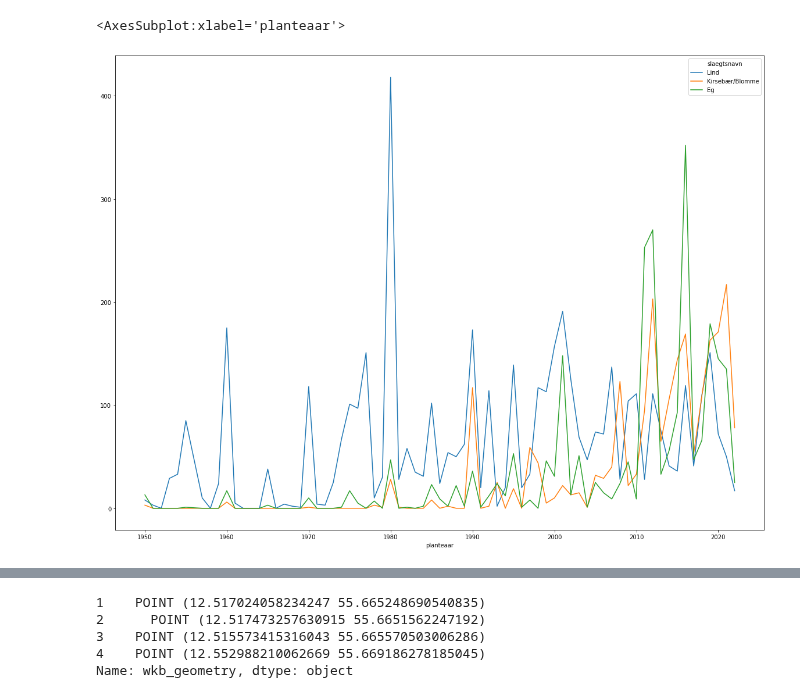
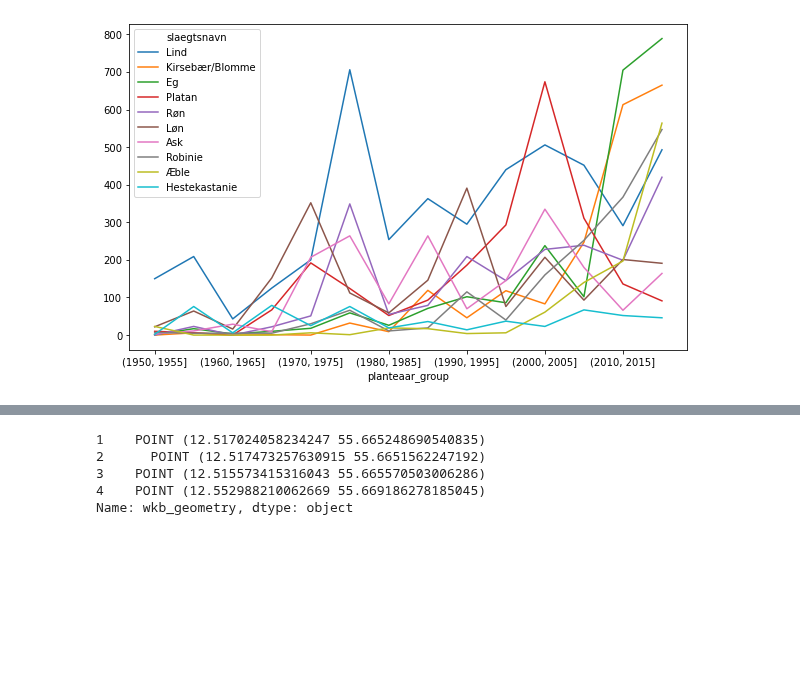
Before and after one commit to Ljoerring/Social-Data-Project, a Jupyter notebook: Gode_plots.ipynb, the cells around one changed output, grey strips where cells are left out. Cells and saved outputs as stored; diff of their text form; code cells hidden in the pictures; blank space fills up the shorter version.

```diff
--- a/Gode_plots.ipynb
+++ b/Gode_plots.ipynb
@@ -92,11 +34,12 @@ table2 = table2.fillna(0)
-# %%
-table2new = table2.loc[1950:]
-table2new.plot(figsize=(20, 15))
-# %% [output]
-<AxesSubplot:xlabel='planteaar'>
-[figure, removed]
 # %%
+# Plot 2: trend plot
+tree_species = df["slaegtsnavn"].value_counts().sort_values(ascending = False)[1:11].index.to_list()
 bins=[1950,1955,1960,1965,1970,1975, 1980, 1985, 1990, 1995, 2000, 2005, 2010, 2015, 2020]
 df['planteaar_group'] = pd.cut(df['planteaar'],bins=bins)
 table = pd.pivot_table(df, values='id', index=["planteaar_group"],
                     columns=['slaegtsnavn'], aggfunc="count")
+table = table[tree_species]
+table.plot(figsize=(10, 6))
+plt.show()
+# %% [output]
+[figure, added]
```
Also changed, not shown: parts of 18 cells of this notebook, 1 other file.
